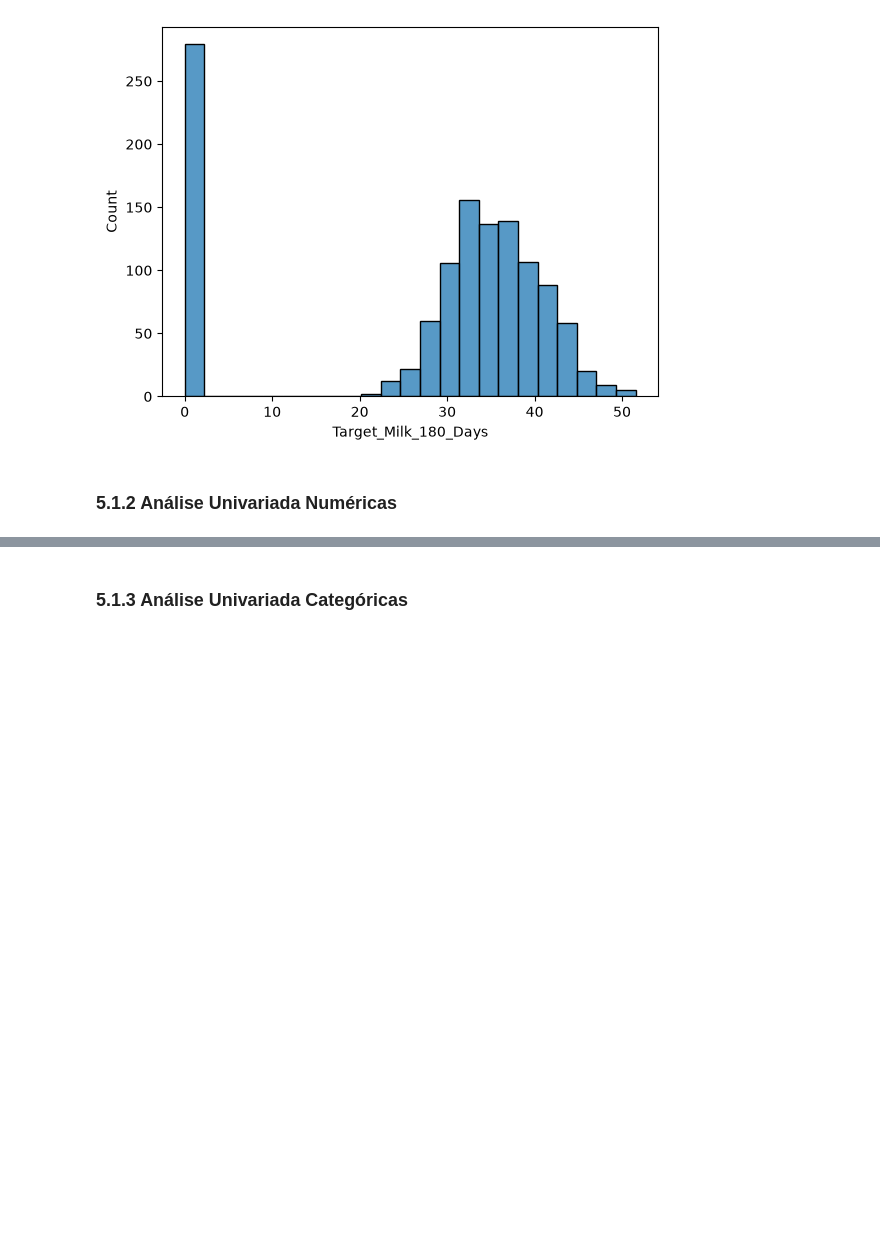
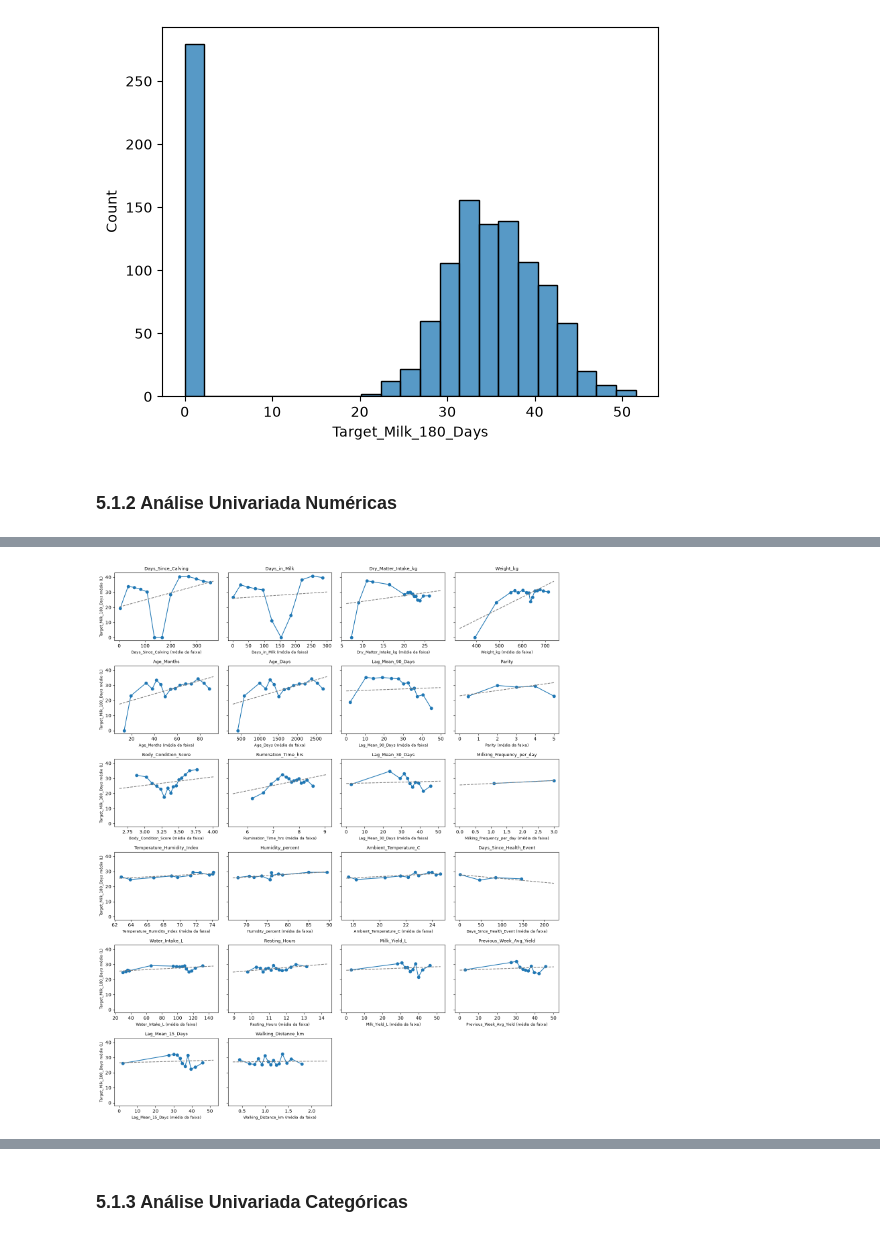
Before and after one commit to lucasffreitasds/projeto_milk_predict_180, a Jupyter notebook: projeto_milk_predict_180.ipynb, the cells around one changed output, grey strips where cells are left out. Saved outputs shown, nothing was run; the diff lists cells and outputs as text; code cells hidden in the pictures; blank space fills up the shorter version.

```diff
--- a/projeto_milk_predict_180.ipynb
+++ b/projeto_milk_predict_180.ipynb
@@ -932,0 +514,12 @@ Pelos valores da tabela, a nova classificação fica:
+# %%
+#======================================================
+#=================== CONFIGURAÇÃO =====================
+#======================================================
+
+
+TARGET = 'Target_Milk_180_Days'
+GRUPO  = 'Cattle_ID'
+
+num_cols = num_atributos.columns.tolist()
+gkf      = GroupKFold(n_splits=5)
+arvore   = DecisionTreeRegressor(max_depth=3, min_samples_leaf=20, random_state=42)
@@ -932,0 +628,34 @@ Pelos valores da tabela, a nova classificação fica:
+# %%
+#====================================================================================
+#=========================== GRÁFICOS DE MÉDIA POR FAIXA ============================
+#====================================================================================
+
+def plot_faixas(ax, col, n=15):
+    dados  = df_train[[col, TARGET]].dropna()
+    faixas = pd.qcut(dados[col], q=n, duplicates='drop')
+    medias = dados.groupby(faixas, observed=True).mean()
+    b, a   = np.polyfit(dados[col], dados[TARGET], 1)
+    xs     = np.array([dados[col].min(), dados[col].max()])
+
+    ax.plot(medias[col], medias[TARGET], marker='o')
+    ax.plot(xs, a + b * xs, linestyle='--', color='gray')
+    ax.set_title(col, fontsize=9)
+    ax.set_xlabel(f'{col} (média da faixa)', fontsize=8)
+
+cols = tabela['Feature'].tolist()
+nlin = ceil(len(cols) / 4)
+
+fig, axes = plt.subplots(nlin, 4, figsize=(14, 2.8 * nlin), sharey=True)
+for ax, col in zip(axes.flat, cols):
+    plot_faixas(ax, col)
+
+for ax in axes[:, 0]:
+    ax.set_ylabel(f'{TARGET} médio (L)', fontsize=8)
+
+for ax in axes.flat[len(cols):]:
+    ax.set_visible(False)
+
+plt.tight_layout()
+plt.show()
+# %% [output]
+[figure, added]
```
Also changed, not shown: parts of 11 cells of this notebook.
